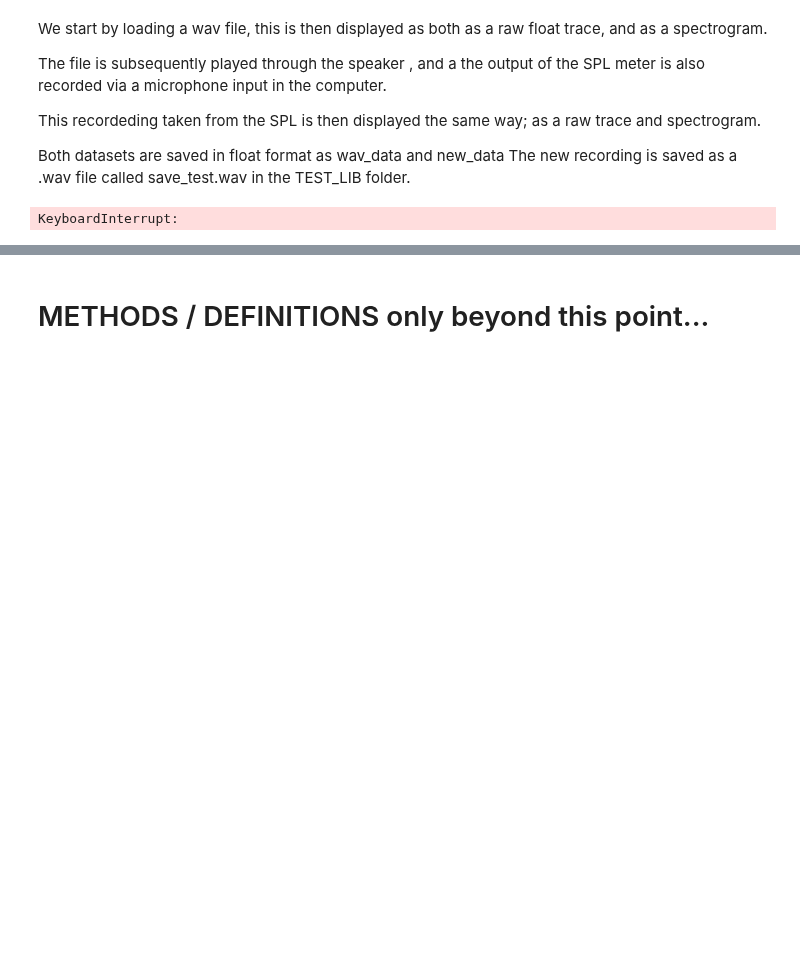
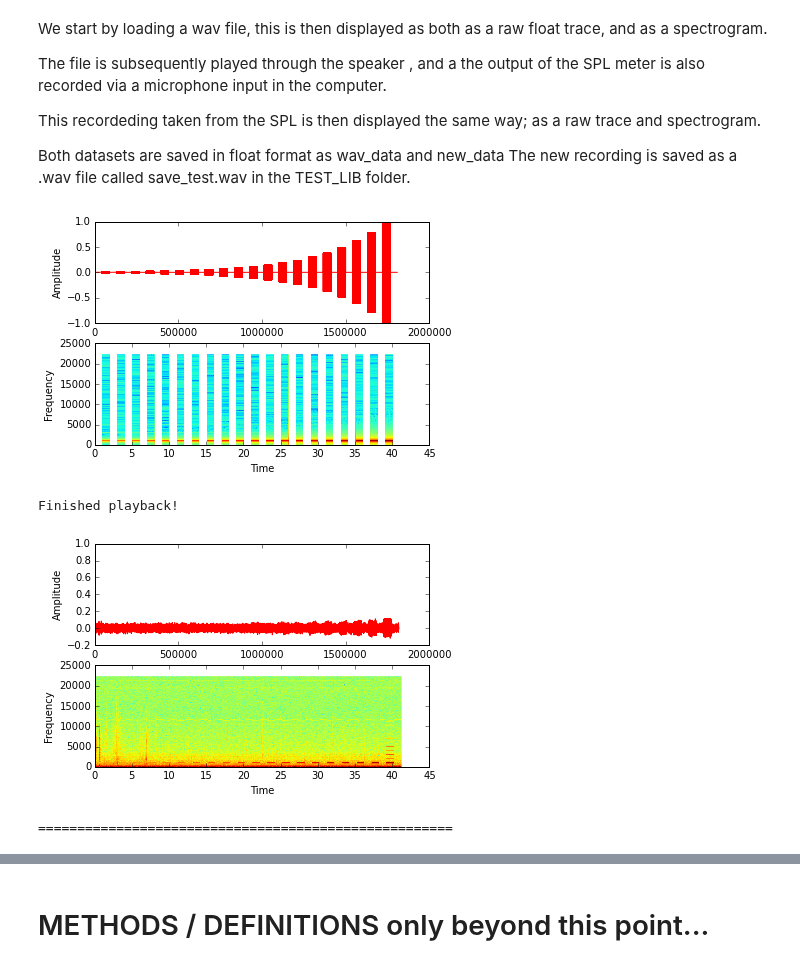
Before and after one commit to BirdMI-UniversityofAuckland/MichaelSandbox, a Jupyter notebook: MicSpeakerPro/SPL_meter_testing.ipynb, the cells around one changed output, grey strips where cells are left out. Cells and saved outputs as stored; diff of their text form; code cells hidden in the pictures; blank space fills up the shorter version.

```diff
--- a/MicSpeakerPro/SPL_meter_testing.ipynb
+++ b/MicSpeakerPro/SPL_meter_testing.ipynb
@@ -55,25 +55,28 @@ This recordeding taken from the SPL is then displayed the same way; as a raw tra
 Both datasets are saved in float format as wav_data and new_data
 The new recording is saved as a .wav file called save_test.wav in the TEST_LIB folder.
 # %%
-trail_name = "Python_Trial_testing"
+trail_name = "Python_Trial_test"
 # %%
 #Load the .wav file
-fs , wav_data_raw = wav.read(working_directory + 'TEST_LIB\\sound_alltones.wav')
+fs , wav_data_raw = wav.read(working_directory + 'TEST_LIB\\sound_amplitudes.wav')
 # Convert to float 32, from int 16 pcm
 wav_data = pcm2float(wav_data_raw, dtype ='float64')
 # Plot what we are about to play
 quick_view_sound(wav_data)
 # Play the data, and record it too, return the recorded data
 new_data = pass_through_hardware(wav_data, block_length = 512)
 # Convert the recording to PCM and save it as a .wav
 new_data_pcm = float2pcm(new_data, dtype ='int16')
 wav.write(working_directory + 'TEST_LIB\\outputs\\' + str(trail_name) + '.wav', 44100, new_data_pcm)
 print "Finished playback!"
 # Plot the recorded data, to see what it looks like.
 quick_view_sound(new_data)
 print "====================================================="
 # %% [output]
+[figure, added]
-KeyboardInterrupt:
+Finished playback!
+[figure, added]
+=====================================================
 # %%
 """
 We only run this cell if we want to load a previously saved trial.
```
Also changed, not shown: parts of 5 cells of this notebook.
